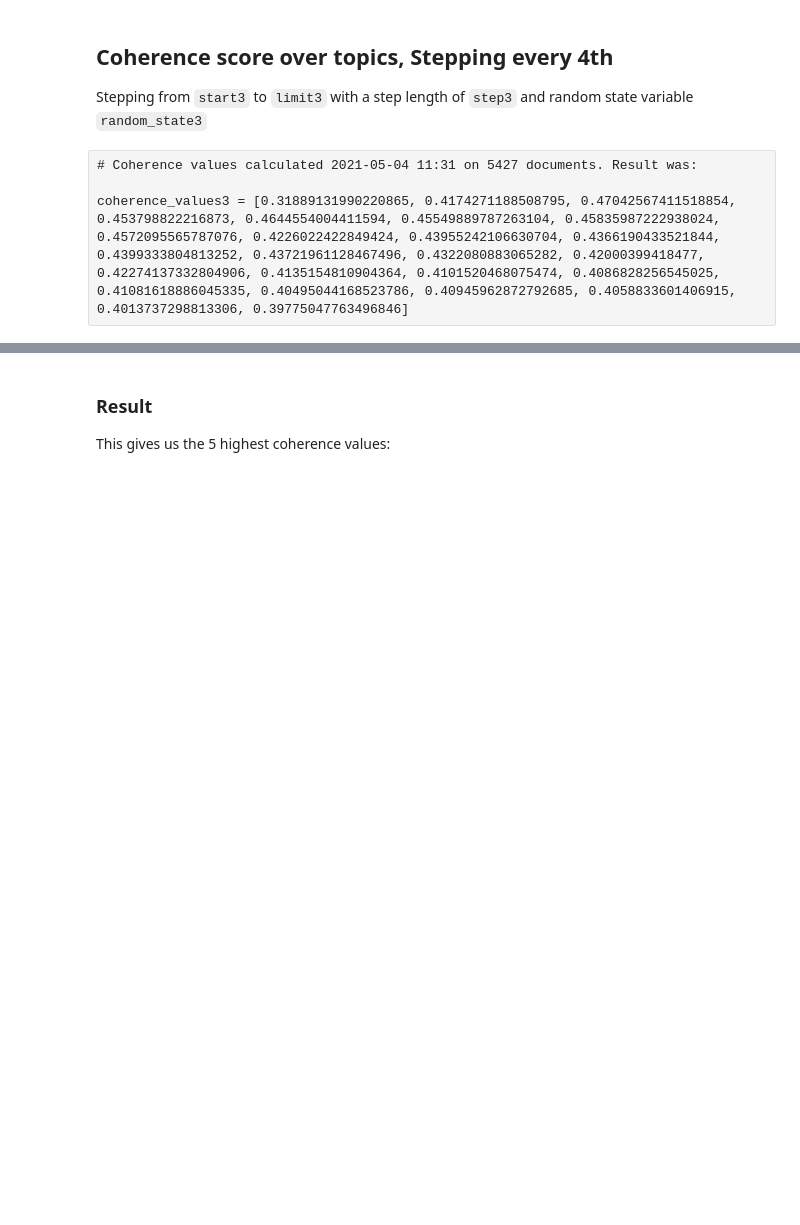
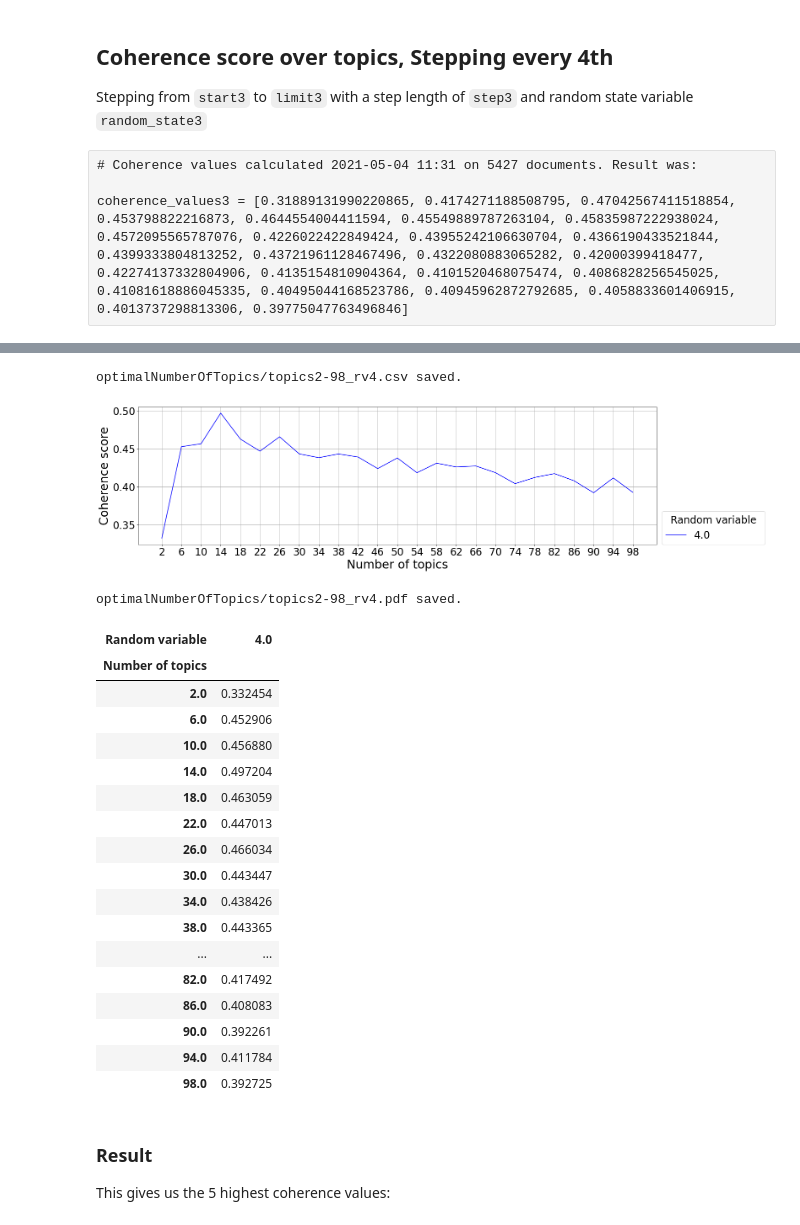
Before and after one commit to richard-johansson/topic_modeling, a Jupyter notebook: findOptimalNumberOfTopics.ipynb, the cells around one changed output, grey strips where cells are left out. Saved outputs shown, nothing was run; the diff lists cells and outputs as text; code cells hidden in the pictures; blank space fills up the shorter version.

Commit message:
Added new plots for the optimal number of topics, now saving data in pandas table and plotting them.

```diff
--- a/findOptimalNumberOfTopics.ipynb
+++ b/findOptimalNumberOfTopics.ipynb
@@ -252,0 +224,15 @@ coherencePlot(start3, limit3, step3, coherence_values3, f)
+# %%
+# Print the coherence scores and save to pandas table
+nrTopics_randomState3 = []
+df_coherence_values3 = pd.DataFrame(columns=['Number of topics', 'Random variable', 'Coherence score'])
+
+for m, cv in zip(range(start3, limit3, step3), coherence_values3):
+    # create new row
+    new_row = {'Number of topics':m, 'Random variable':random_state3, 'Coherence score':cv}
+    #append row to the dataframe
+    df_coherence_values3 = df_coherence_values3.append(new_row, ignore_index=True)
+
+    # used to calculate highest coherence
+    nrTopics_randomState3.append('nrTopics: ' + str(m) + ', randomState: ' + str(random_state3))
+# print coherence table
+df_coherence_values3
@@ -253,3 +274,33 @@ coherencePlot(start3, limit3, step3, coherence_values3, f)
+# %%
+df = df_coherence_values3.copy()
+
+save(df, 'topics2-98_rv4')
+df = pivot(df)
+plot(df, 'topics2-98_rv4')
+
+df
+# %% [output]
+optimalNumberOfTopics/topics2-98_rv4.csv saved.
+[figure, added]
+optimalNumberOfTopics/topics2-98_rv4.pdf saved.
+| Random variable | 4.0 |
+| Number of topics |  |
+| 2.0 | 0.332454 |
+| 6.0 | 0.452906 |
+| 10.0 | 0.456880 |
+| 14.0 | 0.497204 |
+| 18.0 | 0.463059 |
+| 22.0 | 0.447013 |
+| 26.0 | 0.466034 |
+| 30.0 | 0.443447 |
+| 34.0 | 0.438426 |
+| 38.0 | 0.443365 |
+| ... | ... |
+| 82.0 | 0.417492 |
+| 86.0 | 0.408083 |
+| 90.0 | 0.392261 |
+| 94.0 | 0.411784 |
+| 98.0 | 0.392725 |
 # %% [markdown]
 ### Result
 This gives us the 5 highest coherence values:
```
Also changed, not shown: parts of 13 cells of this notebook, 4 other files.
